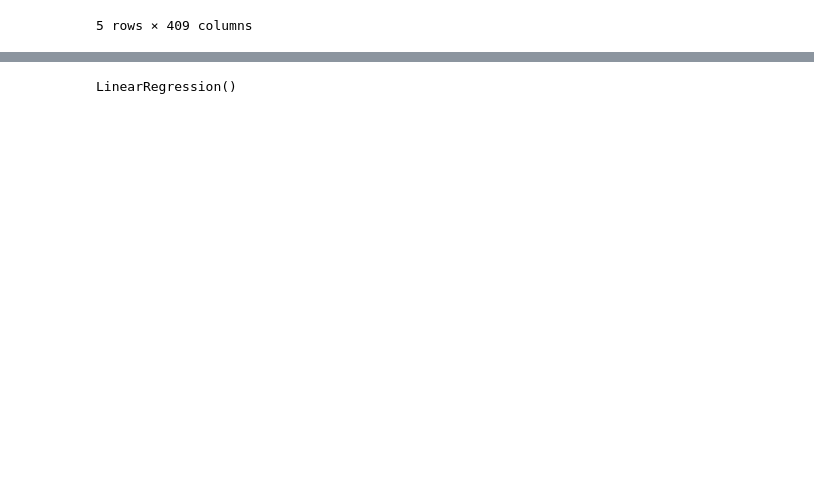
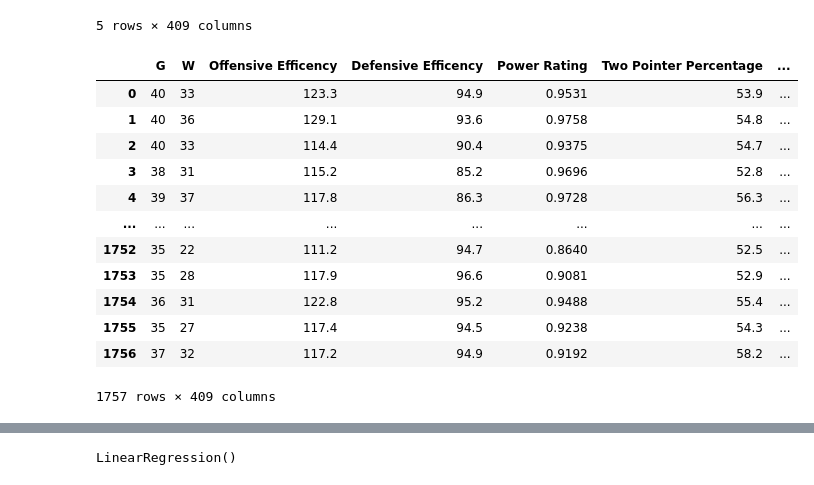
Before and after one commit to Vejaem/Final-Project, a Jupyter notebook: wins_stats.ipynb, the cells around one changed output, grey strips where cells are left out. Saved outputs shown, nothing was run; the diff lists cells and outputs as text; code cells hidden in the pictures; blank space fills up the shorter version.

```diff
--- a/wins_stats.ipynb
+++ b/wins_stats.ipynb
@@ -45,6 +51,33 @@ ncaa.head()
 | 3 | 38 | 31 | 115.2 | 85.2 | 0.9696 | 52.8 | 41.9 | 36.5 | 29.7 | 67.5 | ... | ... |
 | 4 | 39 | 37 | 117.8 | 86.3 | 0.9728 | 56.3 | 40.0 | 38.2 | 29.0 | 71.5 | ... | ... |
 5 rows × 409 columns
+# %%
+# renmae columns
+
+ncaa_2019.rename({'ADJOE':'Offensive Efficency',
+            'ADJDE':'Defensive Efficency',
+            'BARTHAG':'Power Rating',
+            'TWO_P_O':'Two Pointer Percentage',
+            'TWO_P_D':'Two Point Percentage Allowed',
+            'THREE_P_O':'Three Pointer Percentage',
+            'THREE_P_D':'Three Point Percentage Allowed',
+            'ADJ_T':'Posessions Per Game'},
+            axis=1, inplace=True)
+ncaa_2019
+# %% [output]
+|  | G | W | Offensive Efficency | Defensive Efficency | Power Rating | Two Pointer Percentage | ... |
+| 0 | 40 | 33 | 123.3 | 94.9 | 0.9531 | 53.9 | ... |
+| 1 | 40 | 36 | 129.1 | 93.6 | 0.9758 | 54.8 | ... |
+| 2 | 40 | 33 | 114.4 | 90.4 | 0.9375 | 54.7 | ... |
+| 3 | 38 | 31 | 115.2 | 85.2 | 0.9696 | 52.8 | ... |
+| 4 | 39 | 37 | 117.8 | 86.3 | 0.9728 | 56.3 | ... |
+| ... | ... | ... | ... | ... | ... | ... | ... |
+| 1752 | 35 | 22 | 111.2 | 94.7 | 0.8640 | 52.5 | ... |
+| 1753 | 35 | 28 | 117.9 | 96.6 | 0.9081 | 52.9 | ... |
+| 1754 | 36 | 31 | 122.8 | 95.2 | 0.9488 | 55.4 | ... |
+| 1755 | 35 | 27 | 117.4 | 94.5 | 0.9238 | 54.3 | ... |
+| 1756 | 37 | 32 | 117.2 | 94.9 | 0.9192 | 58.2 | ... |
+1757 rows × 409 columns
 # %%
 # Assign X (data) and y (target)
 
```
Also changed, not shown: parts of 9 cells of this notebook.
